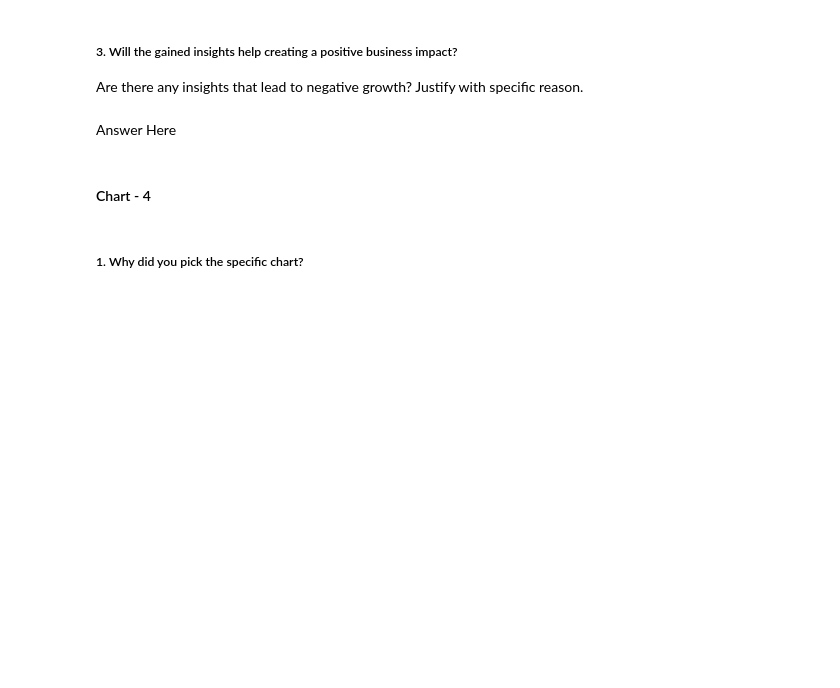
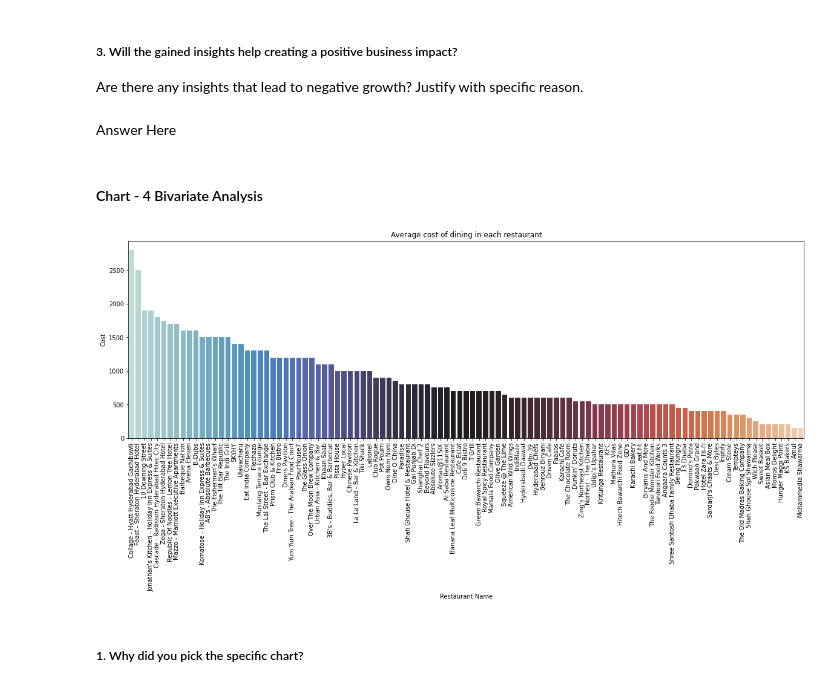
Before and after one commit to saumyadash9/Zomato-Restaurant-Clustering-And-Sentiment-Analysis, a Jupyter notebook: Saumya_Dash_Zomato_Restaurant_Clustering_And_Sentiment_Analysis.ipynb, the cells around one changed output. Cells and saved outputs as stored; diff of their text form; code cells hidden in the pictures; blank space fills up the shorter version.

```diff
--- a/Saumya_Dash_Zomato_Restaurant_Clustering_And_Sentiment_Analysis.ipynb
+++ b/Saumya_Dash_Zomato_Restaurant_Clustering_And_Sentiment_Analysis.ipynb
@@ -626,4 +626,4 @@ Are there any insights that lead to negative growth? Justify with specific reaso
 # %% [markdown]
 Answer Here
 # %% [markdown]
-#### Chart - 4
+#### Chart - 4 Bivariate Analysis
@@ -632,3 +630,17 @@ Answer Here
+# %%
+# average cost of each restaurant
+avg_cost_vs_rest= df1.groupby(['Name'])['Cost'].mean().sort_values(ascending=False).reset_index()
+avg_cost_vs_rest.sort_values(by = 'Cost',ascending = False,inplace = True)
+
+fig = plt.figure(figsize=[20,6])
+sns.barplot(data=avg_cost_vs_rest, x='Name', y= 'Cost', palette ="icefire")
+plt.title("Average cost of dining in each restaurant")
+plt.xlabel('Restaurant Name')
+plt.xticks(rotation=90)
+plt.ylabel('Cost')
+plt.show()
+# %% [output]
+[figure, added]
 # %% [markdown]
 ##### 1. Why did you pick the specific chart?
 # %% [markdown]
```
Also changed, not shown: parts of 12 cells of this notebook.
